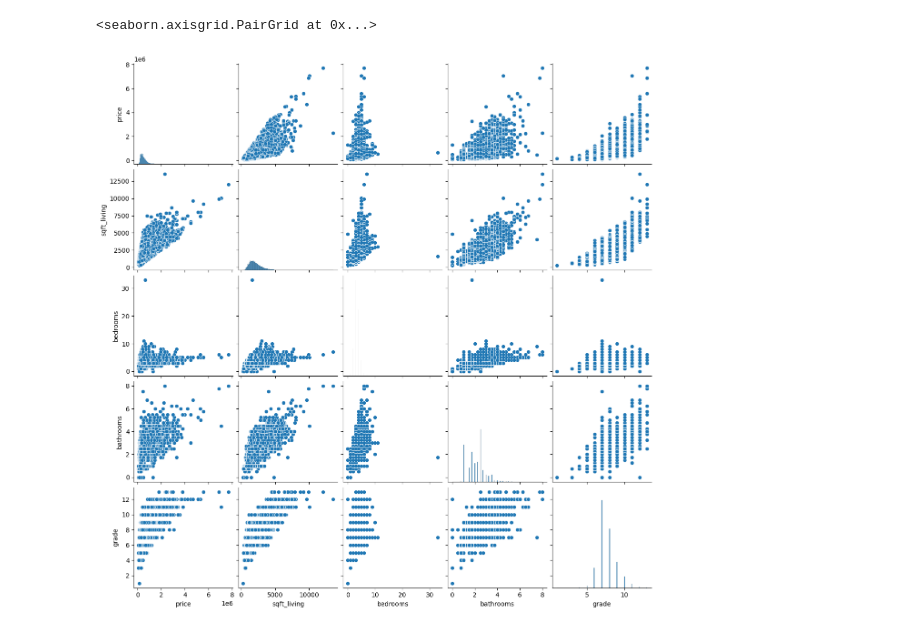
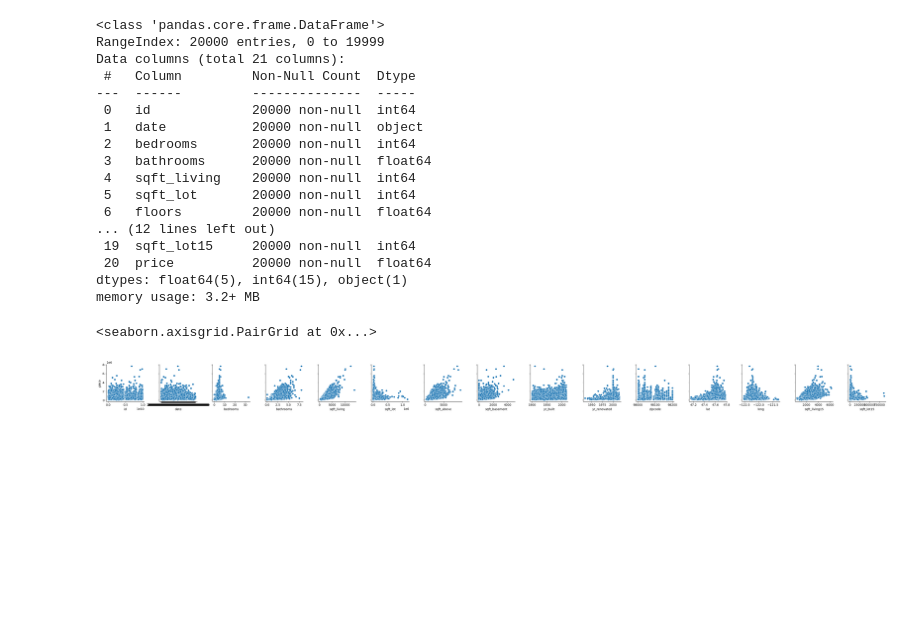
Before and after one commit to logansmith9454/cse450, a Jupyter notebook: notebooks/starter_housing.ipynb, the cells around one changed output. Saved outputs shown, nothing was run; the diff lists cells and outputs as text; code cells hidden in the pictures; blank space fills up the shorter version.

```diff
--- a/notebooks/starter_housing.ipynb
+++ b/notebooks/starter_housing.ipynb
@@ -29,9 +18,53 @@ import seaborn as sns
+# %%
+housing = pd.read_csv('https://raw.githubusercontent.com/byui-cse/cse450-course/master/data/housing.csv')
+housing.info()
+# %% [output]
+<class 'pandas.core.frame.DataFrame'>
+RangeIndex: 20000 entries, 0 to 19999
+Data columns (total 21 columns):
+ #   Column         Non-Null Count  Dtype
+---  ------         --------------  -----
+ 0   id             20000 non-null  int64
+ 1   date           20000 non-null  object
+ 2   bedrooms       20000 non-null  int64
+ 3   bathrooms      20000 non-null  float64
+ 4   sqft_living    20000 non-null  int64
+ 5   sqft_lot       20000 non-null  int64
+ 6   floors         20000 non-null  float64
+... (12 lines left out)
+ 19  sqft_lot15     20000 non-null  int64
+ 20  price          20000 non-null  float64
+dtypes: float64(5), int64(15), object(1)
+memory usage: 3.2+ MB
+# %%
+def format_data(dataset):
+  dataset['is_renovated'] = (dataset['yr_renovated'] == 0).astype(int)
+  ren_med = dataset[dataset['yr_renovated'] != 0]['yr_renovated'].median()
+  dataset['yr_renovated'] = dataset['yr_renovated'].replace(0, ren_med)
+
+  grade_bins = [0, 3, 7, 11, 13]
+  grade_labels = ['low', 'medium', 'high', 'very high']
+  dataset['grade_category'] = pd.cut(dataset['grade'], bins=grade_bins, labels=grade_labels)
+
+  columns_to_drop = ['date', 'lat', 'long', 'grade']
+  if 'price' in dataset.columns:
+    y = dataset['price']
+    columns_to_drop.append('price')
+    X = dataset.drop(columns_to_drop, axis=1)
+    X = pd.get_dummies(X, columns=discrete_features, drop_first=True)
+    return X, y
+  else:
+    X = dataset.drop(columns_to_drop, axis=1)
+    X = pd.get_dummies(X, columns=discrete_features, drop_first=True)
+    return X
 # %%
+format_data(housing)
+
 # Select a few features to visualize along with the price
-selected_features = ['price', 'sqft_living', 'bedrooms', 'bathrooms', 'grade']
+continuous_features = ['id', 'date', 'bedrooms', 'bathrooms', 'sqft_living', 'sqft_lot', 'sqft_above', 'sqft_basement', 'yr_built', 'yr_renovated', 'zipcode', 'lat', 'long', 'sqft_living15', 'sqft_lot15']
 
 # Create a pairplot to visualize the relationships
-sns.pairplot(housing[selected_features])
+sns.pairplot(housing, y_vars=['price'], x_vars=continuous_features)
 # %% [output]
 <seaborn.axisgrid.PairGrid at 0x...>
-[figure, old version]
+[figure, new version]
```
Also changed, not shown: parts of 8 cells of this notebook.
